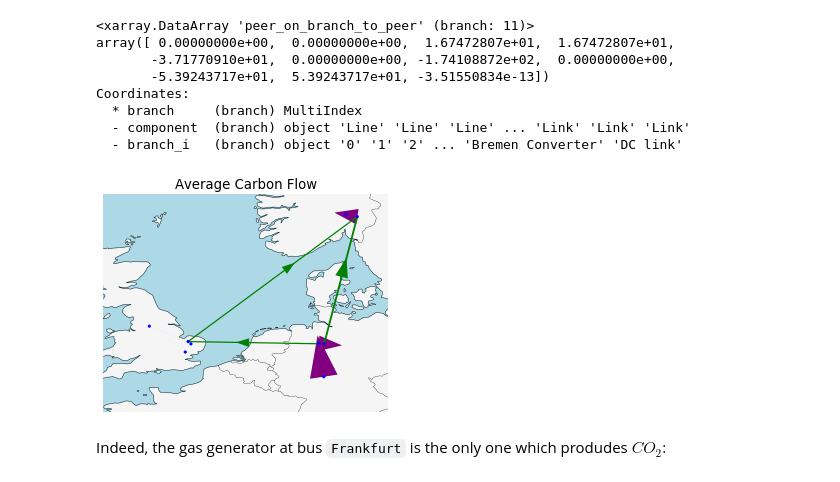
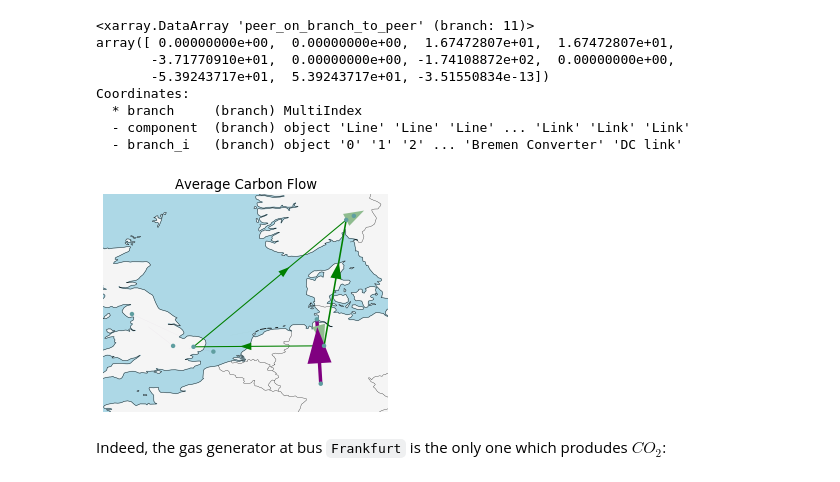
Before and after one commit to FRESNA/netallocation, a Jupyter notebook: examples/Getting Started.ipynb, the cells around one changed output. Saved outputs shown, nothing was run; the diff lists cells and outputs as text; code cells hidden in the pictures.

```diff
--- a/examples/Getting Started.ipynb
+++ b/examples/Getting Started.ipynb
@@ -60,7 +65,7 @@ n.branches()[['bus0', 'bus1', 'carrier']]
 # %% [markdown]
 The network consists of 3 passive DC and 7 passive AC lines, there is one controllable HVDC link from London to Bremen. The **capacities**, **dispatch** and **flow** of the network is already optimized, let's see how the network looks like:
 # %%
-plot_kwargs = dict(line_colors=n.branches().carrier.map({'DC': 'green', 'AC': 'purple'}), color_geomap=True,
+plot_kwargs = dict(line_colors=n.lines.carrier.map({'DC': 'green', 'AC': 'purple'}), color_geomap=True,
                    margin=0.2)
 
 fig = plt.figure(figsize=(9,9))
@@ -168,0 +149,3 @@ INFO:netallocation.breakdown:Expanding by source carrier
+# %%
+ap = ntl.allocate_flow(n, method='Average participation')
+co2_allocation = ntl.cost.allocate_carrier_attribute(ap, n, attr='co2_emissions')
@@ -181,9 +168,9 @@ Coordinates:
   - component  (branch) object 'Line' 'Line' 'Line' ... 'Link' 'Link' 'Link'
   - branch_i   (branch) object '0' '1' '2' ... 'Bremen Converter' 'DC link'
 # %%
-n.plot(flow = co2_flow.to_series(), jitter=.7, title='Average Carbon Flow', **plot_kwargs);
+n.plot(flow = co2_flow.to_series(), title='Average Carbon Flow', jitter=1, **plot_kwargs);
 # %% [output]
-[figure, old version]
+[figure, new version]
 # %% [markdown]
 Indeed, the gas generator at bus `Frankfurt` is the only one which produdes $CO_2$:
 # %%
```
Also changed, not shown: parts of 15 cells of this notebook, 3 other files.
